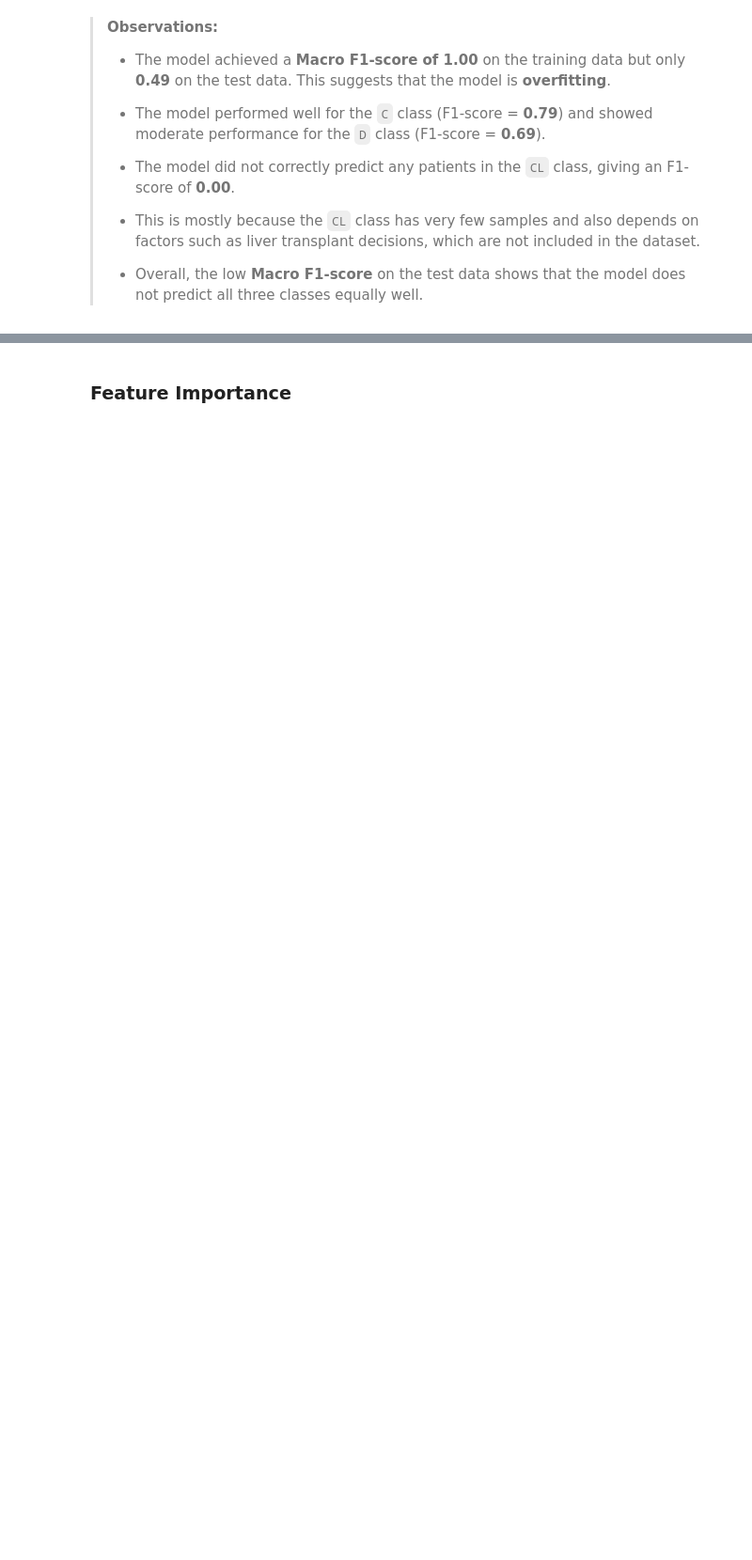
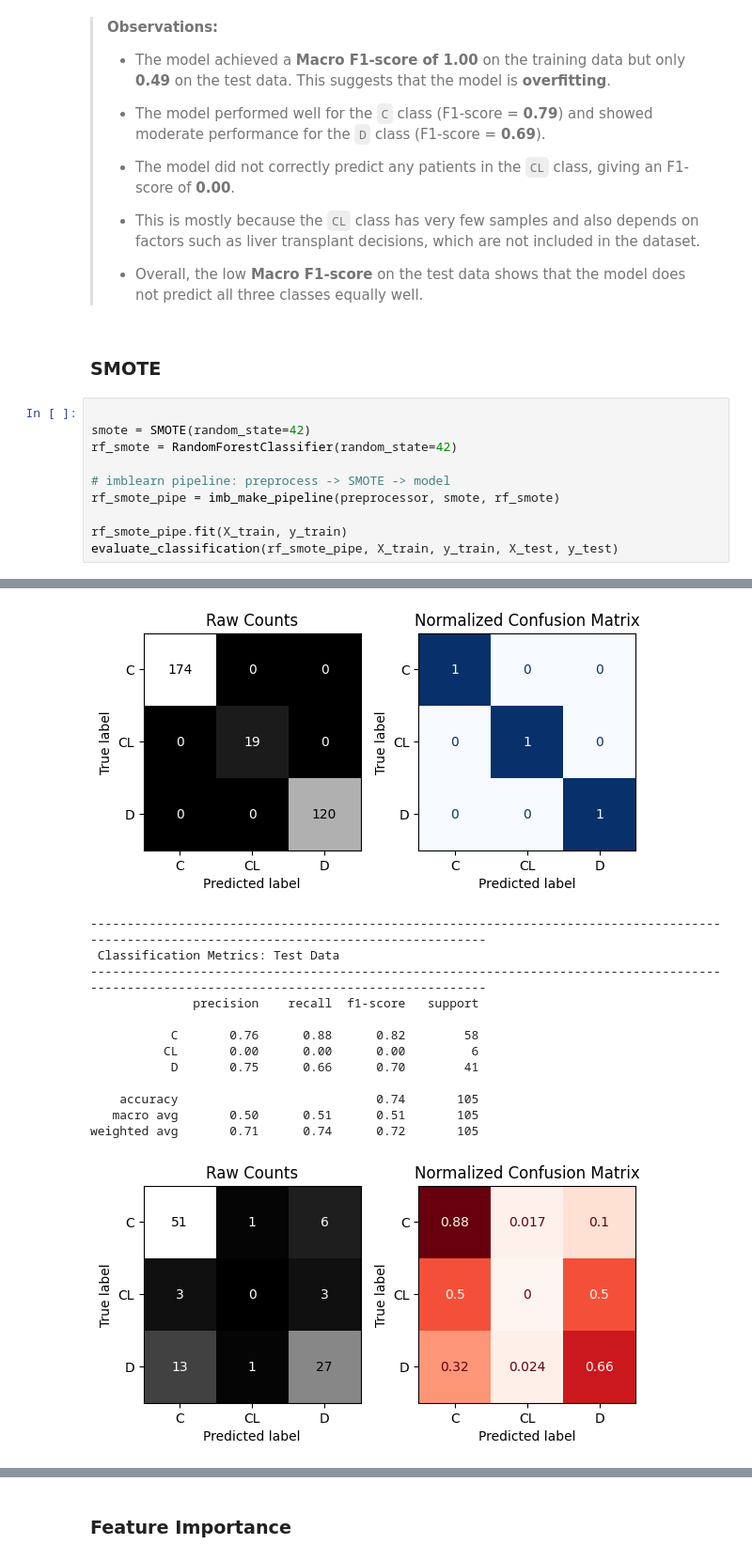
Before and after one commit to swirita/Cirrhosis-Prediction, a Jupyter notebook: Cirrhosis_Prediction.ipynb, the cells around one changed output, grey strips where cells are left out. Shown at 94% size. Saved outputs shown, nothing was run; the diff lists cells and outputs as text; blank space fills up the shorter version.

Commit message:
Tried SMOTE to fix class imbalance

```diff
--- a/Cirrhosis_Prediction.ipynb
+++ b/Cirrhosis_Prediction.ipynb
@@ -619,3 +625,16 @@ weighted avg       0.70      0.73      0.71       105
 > - This is mostly because the `CL` class has very few samples and also depends on factors such as liver transplant decisions, which are not included in the dataset.
 >
 > - Overall, the low **Macro F1-score** on the test data shows that the model does not predict all three classes equally well.
+# %% [markdown]
+### SMOTE
+# %%
+
+smote = SMOTE(random_state=42)
+rf_smote = RandomForestClassifier(random_state=42)
+
+# imblearn pipeline: preprocess -> SMOTE -> model
+rf_smote_pipe = imb_make_pipeline(preprocessor, smote, rf_smote)
+
+rf_smote_pipe.fit(X_train, y_train)
+evaluate_classification(rf_smote_pipe, X_train, y_train, X_test, y_test)
+# %% [output]
@@ -621,0 +653,14 @@ weighted avg       0.70      0.73      0.71       105
+[figure, added]
+--------------------------------------------------------------------------------------------------------------------------------------------
+ Classification Metrics: Test Data
+--------------------------------------------------------------------------------------------------------------------------------------------
+              precision    recall  f1-score   support
+
+           C       0.76      0.88      0.82        58
+          CL       0.00      0.00      0.00         6
+           D       0.75      0.66      0.70        41
+
+    accuracy                           0.74       105
+   macro avg       0.50      0.51      0.51       105
+weighted avg       0.71      0.74      0.72       105
+[figure, added]
```
Also changed, not shown: parts of 6 cells of this notebook.
